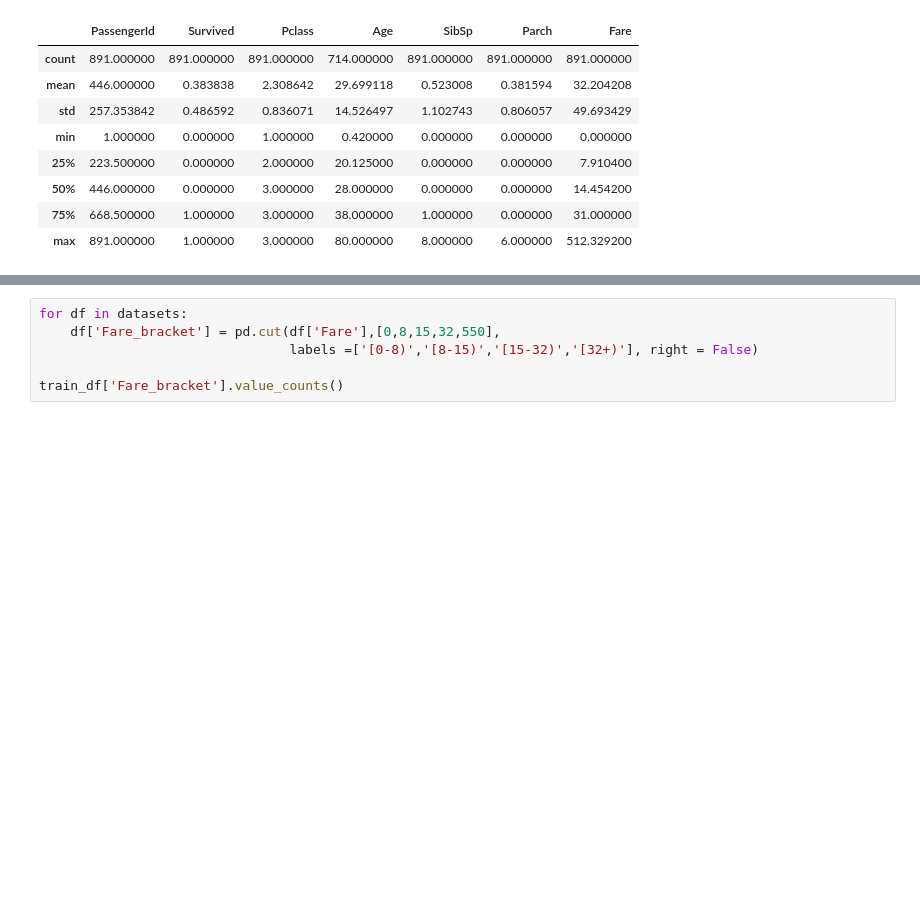
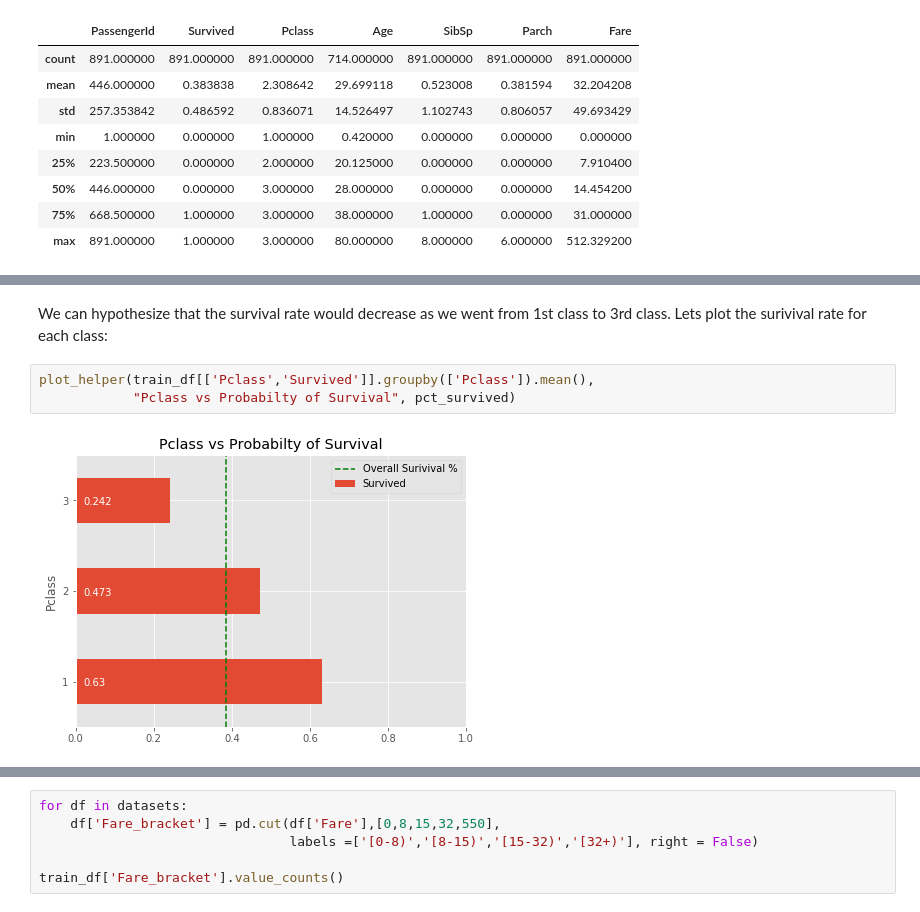
Before and after one commit to JayRajasekharan/Machine-Learning, a Jupyter notebook: Titanic/Titanic.ipynb, the cells around one changed output, grey strips where cells are left out. Drawn from its saved outputs; the diff is of its cells as text; blank space fills up the shorter version.

```diff
--- a/Titanic/Titanic.ipynb
+++ b/Titanic/Titanic.ipynb
@@ -315,0 +261,7 @@ Let's transform the `Fare` variable into a categorical field based on the quarti
+# %% [markdown]
+We can hypothesize that the survival rate would decrease as we went from 1st class to 3rd class. Lets plot the surivival rate for each class:
+# %%
+plot_helper(train_df[['Pclass','Survived']].groupby(['Pclass']).mean(),
+            "Pclass vs Probabilty of Survival", pct_survived)
+# %% [output]
+[figure, added]
```
Also changed, not shown: parts of 147 cells of this notebook, 3 other files.
